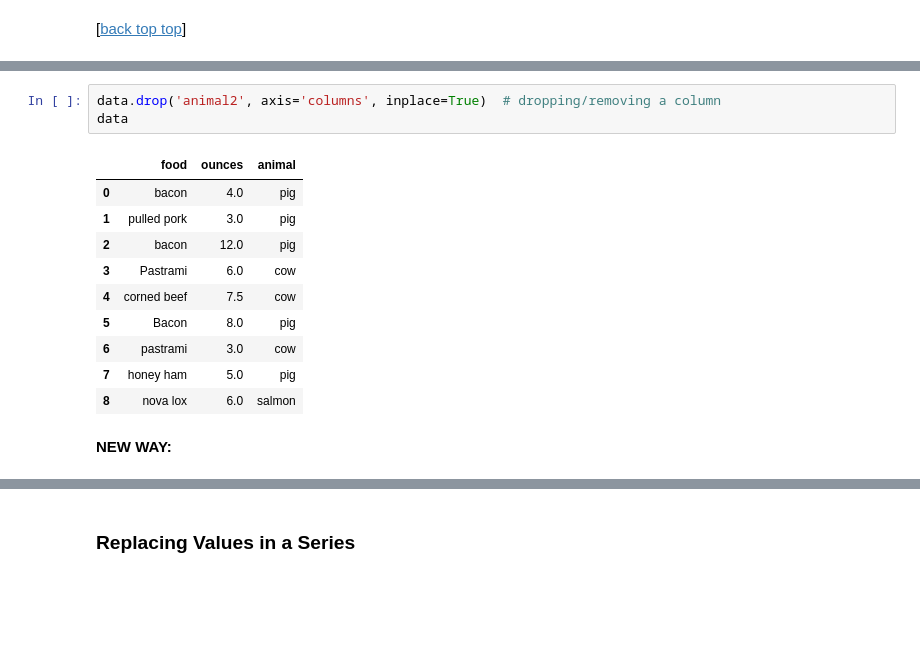
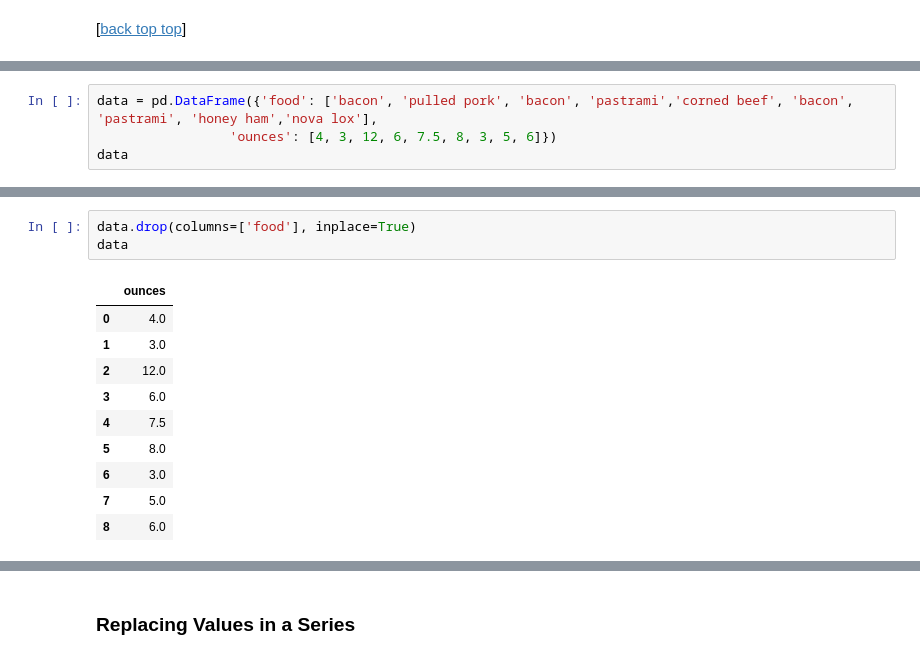
Before and after one commit to pybokeh/jupyter_notebooks, a Jupyter notebook: pandas/PandasCheatSheet.ipynb, the cells around one changed output, grey strips where cells are left out. Drawn from its saved outputs; the diff is of its cells as text; blank space fills up the shorter version.

```diff
--- a/pandas/PandasCheatSheet.ipynb
+++ b/pandas/PandasCheatSheet.ipynb
@@ -522,0 +536,4 @@ df
+# %%
+data = pd.DataFrame({'food': ['bacon', 'pulled pork', 'bacon', 'pastrami','corned beef', 'bacon', 'pastrami', 'honey ham','nova lox'],
+                 'ounces': [4, 3, 12, 6, 7.5, 8, 3, 5, 6]})
+data
@@ -523,16 +551,14 @@ df
 # %%
-data.drop('animal2', axis='columns', inplace=True)  # dropping/removing a column
+data.drop(columns=['food'], inplace=True)
 data
 # %% [output]
-|  | food | ounces | animal |
-| 0 | bacon | 4.0 | pig |
-| 1 | pulled pork | 3.0 | pig |
-| 2 | bacon | 12.0 | pig |
-| 3 | Pastrami | 6.0 | cow |
-| 4 | corned beef | 7.5 | cow |
-| 5 | Bacon | 8.0 | pig |
-| 6 | pastrami | 3.0 | cow |
-| 7 | honey ham | 5.0 | pig |
-| 8 | nova lox | 6.0 | salmon |
+|  | ounces |
+| 0 | 4.0 |
+| 1 | 3.0 |
+| 2 | 12.0 |
+| 3 | 6.0 |
+| 4 | 7.5 |
+| 5 | 8.0 |
+| 6 | 3.0 |
+| 7 | 5.0 |
+| 8 | 6.0 |
-# %% [markdown]
-**NEW WAY:**
```
Also changed, not shown: parts of 183 cells of this notebook, 1 other file.
